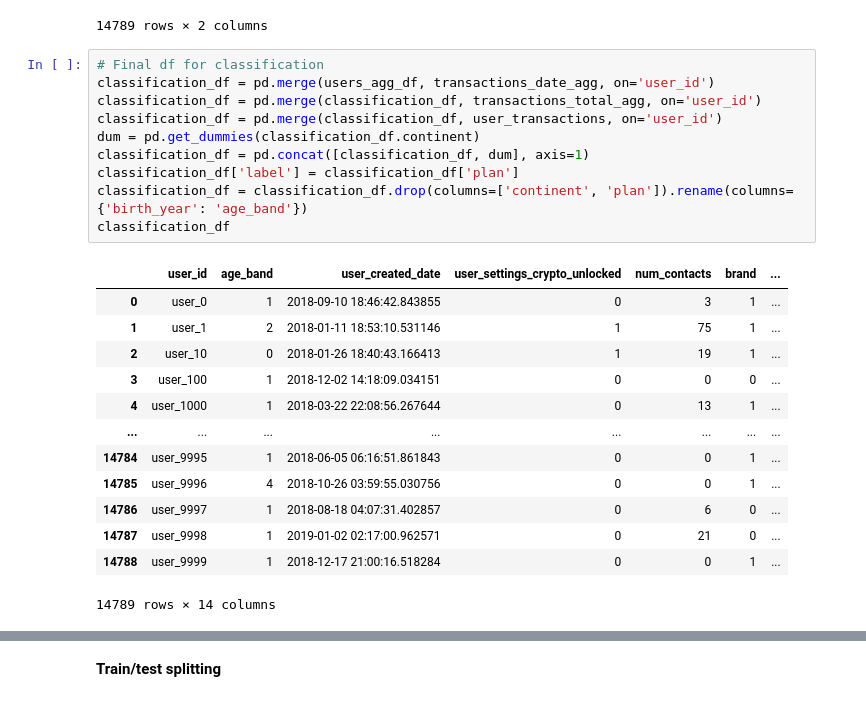
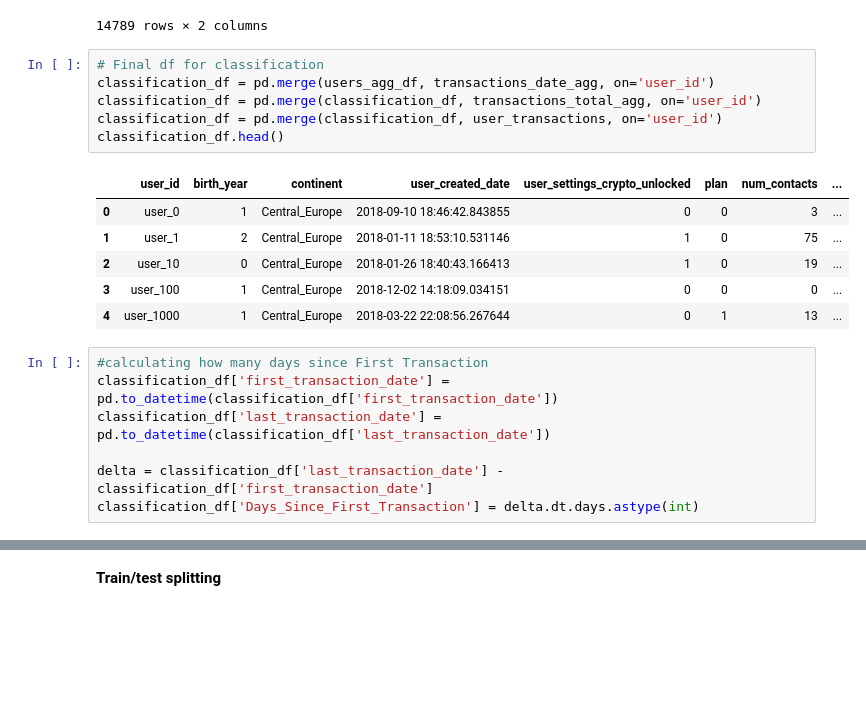
Before and after one commit to KosmadakisNikolaos/churn-detection, a Jupyter notebook: paschalis.ipynb, the cells around one changed output, grey strips where cells are left out. Cells and saved outputs as stored; diff of their text form; blank space fills up the shorter version.

```diff
--- a/paschalis.ipynb
+++ b/paschalis.ipynb
@@ -229,24 +232,20 @@ transactions_total_agg
 # %%
 # Final df for classification
 classification_df = pd.merge(users_agg_df, transactions_date_agg, on='user_id')
 classification_df = pd.merge(classification_df, transactions_total_agg, on='user_id')
 classification_df = pd.merge(classification_df, user_transactions, on='user_id')
-dum = pd.get_dummies(classification_df.continent)
-classification_df = pd.concat([classification_df, dum], axis=1)
-classification_df['label'] = classification_df['plan']
-classification_df = classification_df.drop(columns=['continent', 'plan']).rename(columns={'birth_year': 'age_band'})
-classification_df
+classification_df.head()
 # %% [output]
-|  | user_id | age_band | user_created_date | user_settings_crypto_unlocked | num_contacts | brand | ... |
-| 0 | user_0 | 1 | 2018-09-10 18:46:42.843855 | 0 | 3 | 1 | ... |
-| 1 | user_1 | 2 | 2018-01-11 18:53:10.531146 | 1 | 75 | 1 | ... |
-| 2 | user_10 | 0 | 2018-01-26 18:40:43.166413 | 1 | 19 | 1 | ... |
-| 3 | user_100 | 1 | 2018-12-02 14:18:09.034151 | 0 | 0 | 0 | ... |
-| 4 | user_1000 | 1 | 2018-03-22 22:08:56.267644 | 0 | 13 | 1 | ... |
-| ... | ... | ... | ... | ... | ... | ... | ... |
-| 14784 | user_9995 | 1 | 2018-06-05 06:16:51.861843 | 0 | 0 | 1 | ... |
-| 14785 | user_9996 | 4 | 2018-10-26 03:59:55.030756 | 0 | 0 | 1 | ... |
-| 14786 | user_9997 | 1 | 2018-08-18 04:07:31.402857 | 0 | 6 | 0 | ... |
-| 14787 | user_9998 | 1 | 2019-01-02 02:17:00.962571 | 0 | 21 | 0 | ... |
-| 14788 | user_9999 | 1 | 2018-12-17 21:00:16.518284 | 0 | 0 | 1 | ... |
+|  | user_id | birth_year | continent | user_created_date | user_settings_crypto_unlocked | plan | num_contacts | ... |
+| 0 | user_0 | 1 | Central_Europe | 2018-09-10 18:46:42.843855 | 0 | 0 | 3 | ... |
+| 1 | user_1 | 2 | Central_Europe | 2018-01-11 18:53:10.531146 | 1 | 0 | 75 | ... |
+| 2 | user_10 | 0 | Central_Europe | 2018-01-26 18:40:43.166413 | 1 | 0 | 19 | ... |
+| 3 | user_100 | 1 | Central_Europe | 2018-12-02 14:18:09.034151 | 0 | 0 | 0 | ... |
+| 4 | user_1000 | 1 | Central_Europe | 2018-03-22 22:08:56.267644 | 0 | 1 | 13 | ... |
-14789 rows × 14 columns
+# %%
+#calculating how many days since First Transaction
+classification_df['first_transaction_date'] = pd.to_datetime(classification_df['first_transaction_date'])
+classification_df['last_transaction_date'] = pd.to_datetime(classification_df['last_transaction_date'])
+
+delta = classification_df['last_transaction_date'] - classification_df['first_transaction_date']
+classification_df['Days_Since_First_Transaction'] = delta.dt.days.astype(int)
```
Also changed, not shown: parts of 22 cells of this notebook.
